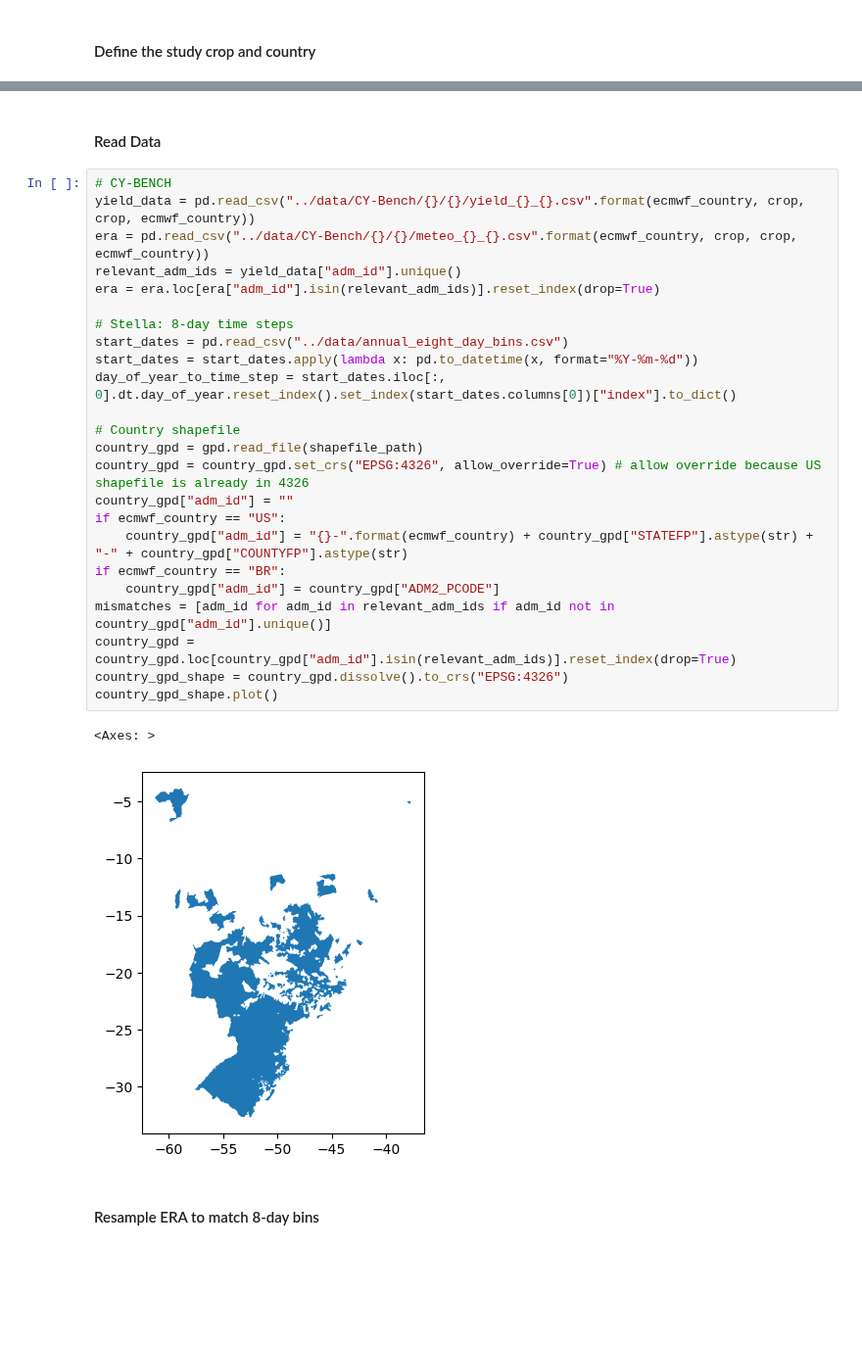
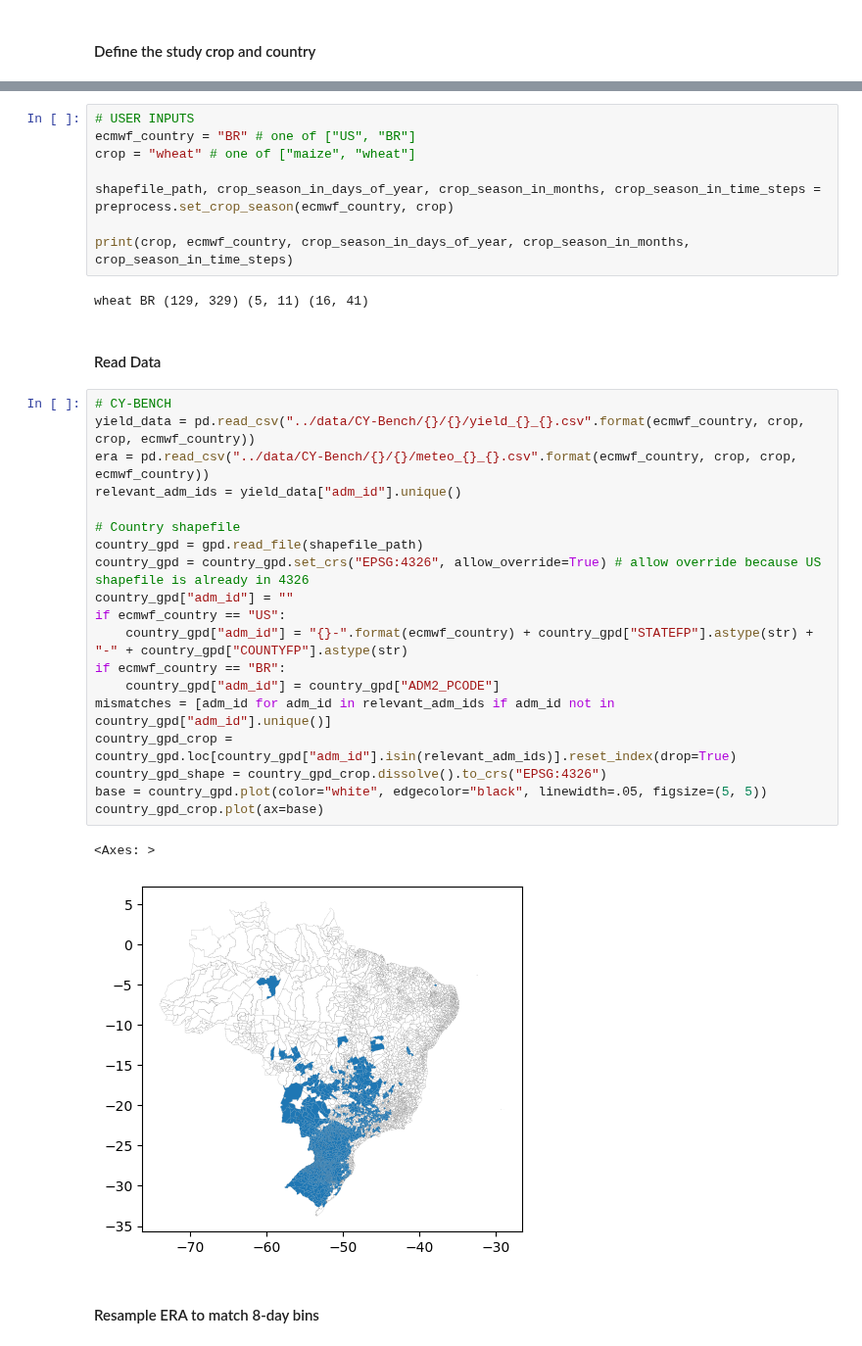
Before and after one commit to ellaampy/seasonal-yield-forecast, a Jupyter notebook: data_preparation/3_ecmwf_preprocessing.ipynb, the cells around one changed output, grey strips where cells are left out. Shown at 98% size. Saved outputs shown, nothing was run; the diff lists cells and outputs as text; blank space fills up the shorter version.

Commit message:
updates to ecmwf and feature preprocessing

```diff
--- a/data_preparation/3_ecmwf_preprocessing.ipynb
+++ b/data_preparation/3_ecmwf_preprocessing.ipynb
@@ -50,31 +22,36 @@ Running for BR and wheat with shapefile ../data/shapefiles/BR/bra_admbnda_adm2_i
+# %%
+# USER INPUTS
+ecmwf_country = "BR" # one of ["US", "BR"]
+crop = "wheat" # one of ["maize", "wheat"]
+
+shapefile_path, crop_season_in_days_of_year, crop_season_in_months, crop_season_in_time_steps = preprocess.set_crop_season(ecmwf_country, crop)
+
+print(crop, ecmwf_country, crop_season_in_days_of_year, crop_season_in_months, crop_season_in_time_steps)
+# %% [output]
+wheat BR (129, 329) (5, 11) (16, 41)
 # %% [markdown]
 #### Read Data
 # %%
 # CY-BENCH
 yield_data = pd.read_csv("../data/CY-Bench/{}/{}/yield_{}_{}.csv".format(ecmwf_country, crop, crop, ecmwf_country))
 era = pd.read_csv("../data/CY-Bench/{}/{}/meteo_{}_{}.csv".format(ecmwf_country, crop, crop, ecmwf_country))
 relevant_adm_ids = yield_data["adm_id"].unique()
-era = era.loc[era["adm_id"].isin(relevant_adm_ids)].reset_index(drop=True)
-
-# Stella: 8-day time steps
-start_dates = pd.read_csv("../data/annual_eight_day_bins.csv")
-start_dates = start_dates.apply(lambda x: pd.to_datetime(x, format="%Y-%m-%d"))
-day_of_year_to_time_step = start_dates.iloc[:, 0].dt.day_of_year.reset_index().set_index(start_dates.columns[0])["index"].to_dict()
 
 # Country shapefile
 country_gpd = gpd.read_file(shapefile_path)
 country_gpd = country_gpd.set_crs("EPSG:4326", allow_override=True) # allow override because US shapefile is already in 4326
 country_gpd["adm_id"] = ""
 if ecmwf_country == "US":
     country_gpd["adm_id"] = "{}-".format(ecmwf_country) + country_gpd["STATEFP"].astype(str) + "-" + country_gpd["COUNTYFP"].astype(str)
 if ecmwf_country == "BR":
     country_gpd["adm_id"] = country_gpd["ADM2_PCODE"]
 mismatches = [adm_id for adm_id in relevant_adm_ids if adm_id not in country_gpd["adm_id"].unique()]
-country_gpd = country_gpd.loc[country_gpd["adm_id"].isin(relevant_adm_ids)].reset_index(drop=True)
-country_gpd_shape = country_gpd.dissolve().to_crs("EPSG:4326")
-country_gpd_shape.plot()
+country_gpd_crop = country_gpd.loc[country_gpd["adm_id"].isin(relevant_adm_ids)].reset_index(drop=True)
+country_gpd_shape = country_gpd_crop.dissolve().to_crs("EPSG:4326")
+base = country_gpd.plot(color="white", edgecolor="black", linewidth=.05, figsize=(5, 5))
+country_gpd_crop.plot(ax=base)
 # %% [output]
 <Axes: >
-[figure, old version]
+[figure, new version]
 # %% [markdown]
 #### Resample ERA to match 8-day bins
```
Also changed, not shown: parts of 16 cells of this notebook, 1 other file.
